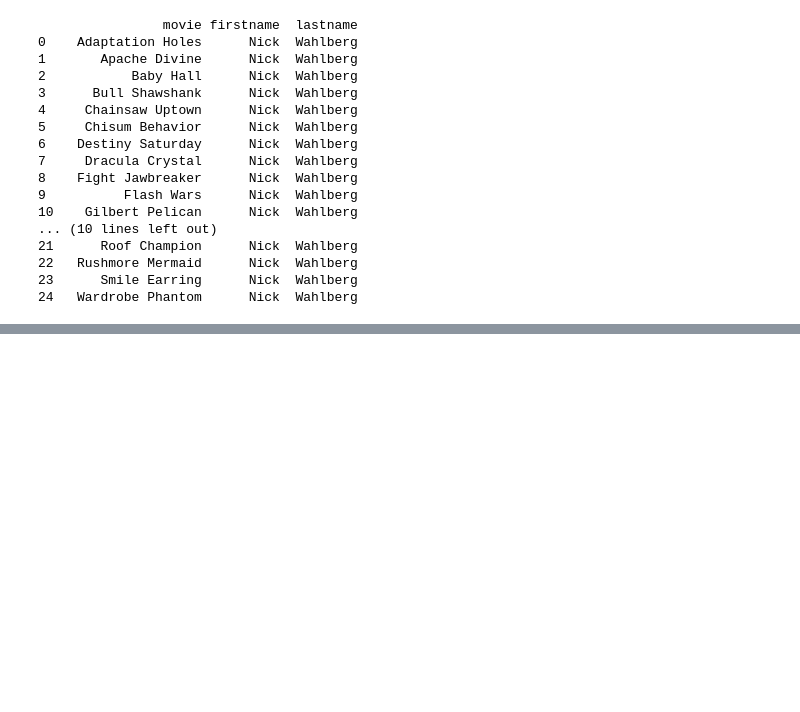
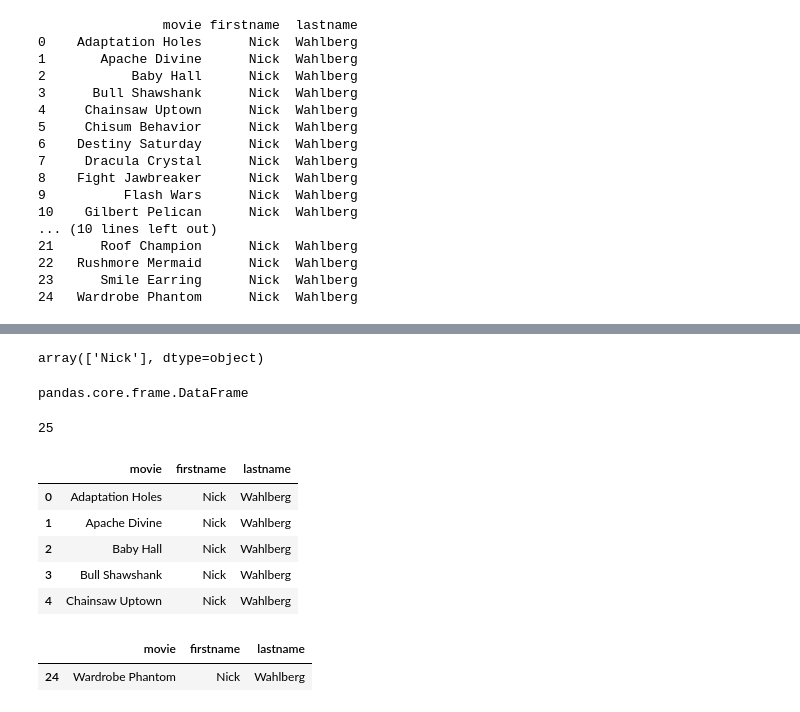
Before and after one commit to roblivesinottawa/social_and_film_database_postgresql, a Jupyter notebook: postgres_workplace/joins.ipynb, the cells around one changed output, grey strips where cells are left out. Drawn from its saved outputs; the diff is of its cells as text; code cells hidden in the pictures; blank space fills up the shorter version.

```diff
--- a/postgres_workplace/joins.ipynb
+++ b/postgres_workplace/joins.ipynb
@@ -101,0 +346,27 @@ print(df2)
+# %%
+df2.firstname.unique()
+# %% [output]
+array(['Nick'], dtype=object)
+# %%
+type(df2)
+# %% [output]
+pandas.core.frame.DataFrame
+# %%
+len(df2)
+# %% [output]
+25
+# %%
+df2.head(5)
+# %% [output]
+|  | movie | firstname | lastname |
+| 0 | Adaptation Holes | Nick | Wahlberg |
+| 1 | Apache Divine | Nick | Wahlberg |
+| 2 | Baby Hall | Nick | Wahlberg |
+| 3 | Bull Shawshank | Nick | Wahlberg |
+| 4 | Chainsaw Uptown | Nick | Wahlberg |
+# %%
+# find the movie with phantom in the title
+df2[df2.movie.str.contains('phantom'.title())]
+# %% [output]
+|  | movie | firstname | lastname |
+| 24 | Wardrobe Phantom | Nick | Wahlberg |
```
Also changed, not shown: parts of 17 cells of this notebook.
